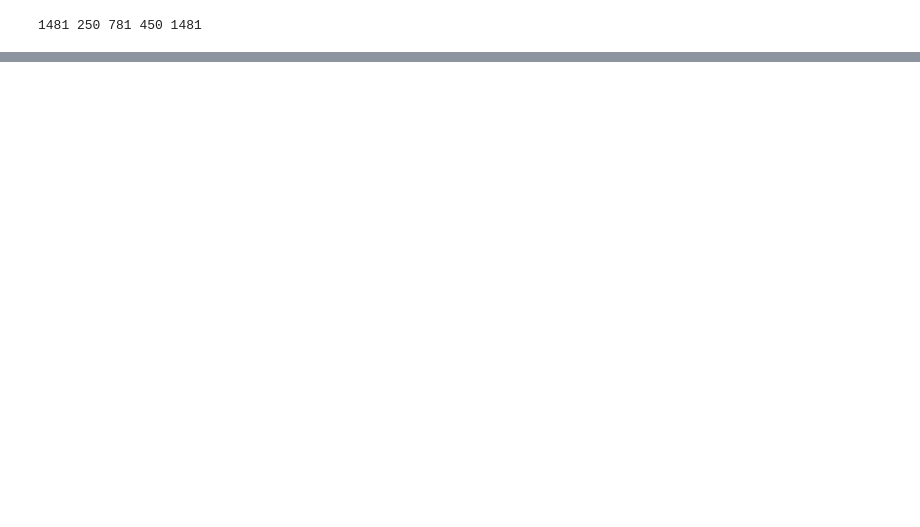
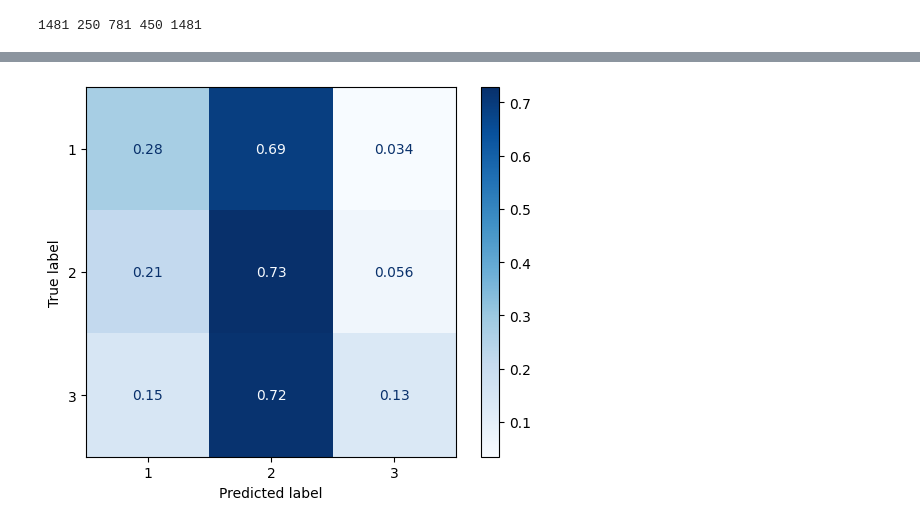
Before and after one commit to JavierGilRodriguez/ProyectoSI, a Jupyter notebook: Proyecto.ipynb, the cells around one changed output, grey strips where cells are left out. Cells and saved outputs as stored; diff of their text form; code cells hidden in the pictures; blank space fills up the shorter version.

```diff
--- a/Proyecto.ipynb
+++ b/Proyecto.ipynb
@@ -73,0 +189,13 @@ plt.imshow(u9, "gray"), plt.axis("off")
+# %%
+from imblearn.over_sampling import SMOTE
+
+smote = SMOTE(sampling_strategy='minority')
+X_sm, y_sm = smote.fit_resample(X_train, y_train)
+
+clf_sm = RandomForestClassifier(n_jobs=-1)
+
+clf_sm.fit(X_sm, y_sm)
+plot_confusion_matrix(clf_sm, X_test, y_test, normalize='true', cmap='Blues')
+plt.show()
+# %% [output]
+[figure, added]
```
Also changed, not shown: parts of 11 cells of this notebook.
